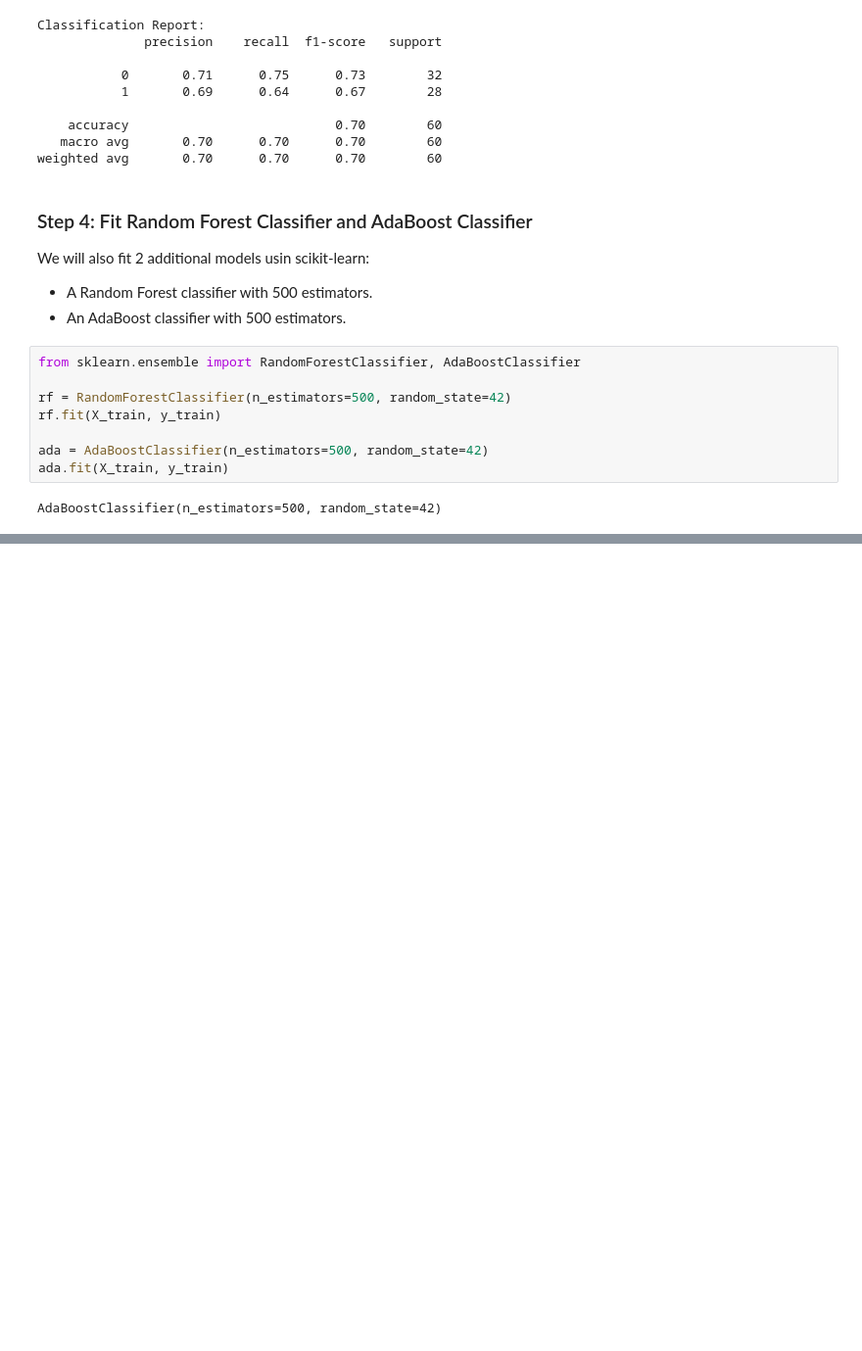
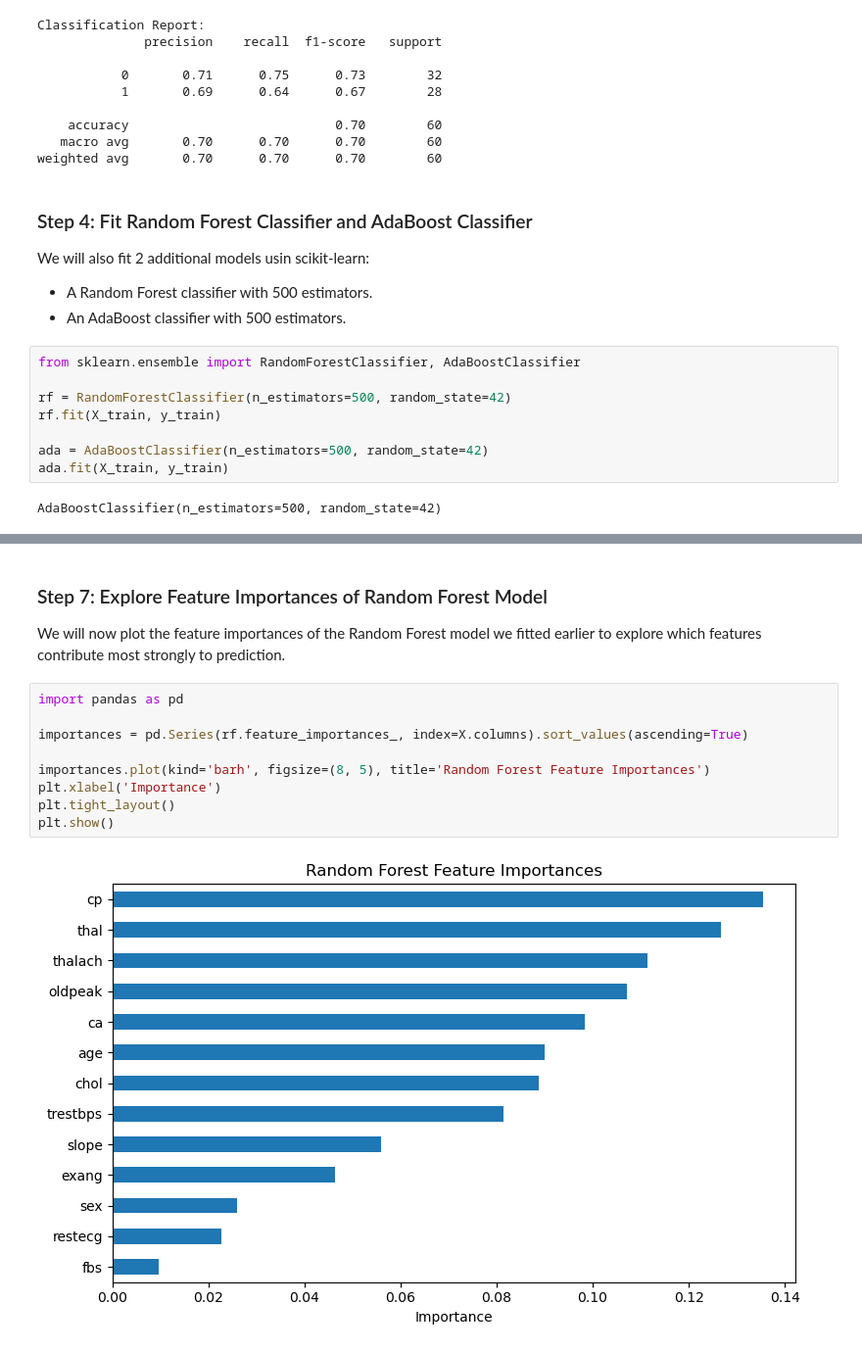
Before and after one commit to LeweiXu/CITS5508, a Jupyter notebook: ass2/assignment2_23709058.ipynb, the cells around one changed output, grey strips where cells are left out. Shown at 98% size. Saved outputs shown, nothing was run; the diff lists cells and outputs as text; blank space fills up the shorter version.

```diff
--- a/ass2/assignment2_23709058.ipynb
+++ b/ass2/assignment2_23709058.ipynb
@@ -166,0 +227,15 @@ AdaBoostClassifier(n_estimators=500, random_state=42)
+# %% [markdown]
+### Step 7: Explore Feature Importances of Random Forest Model
+
+We will now plot the feature importances of the Random Forest model we fitted earlier to explore which features contribute most strongly to prediction.
+# %%
+import pandas as pd
+
+importances = pd.Series(rf.feature_importances_, index=X.columns).sort_values(ascending=True)
+
+importances.plot(kind='barh', figsize=(8, 5), title='Random Forest Feature Importances')
+plt.xlabel('Importance')
+plt.tight_layout()
+plt.show()
+# %% [output]
+[figure, added]
```
Also changed, not shown: parts of 9 cells of this notebook.
